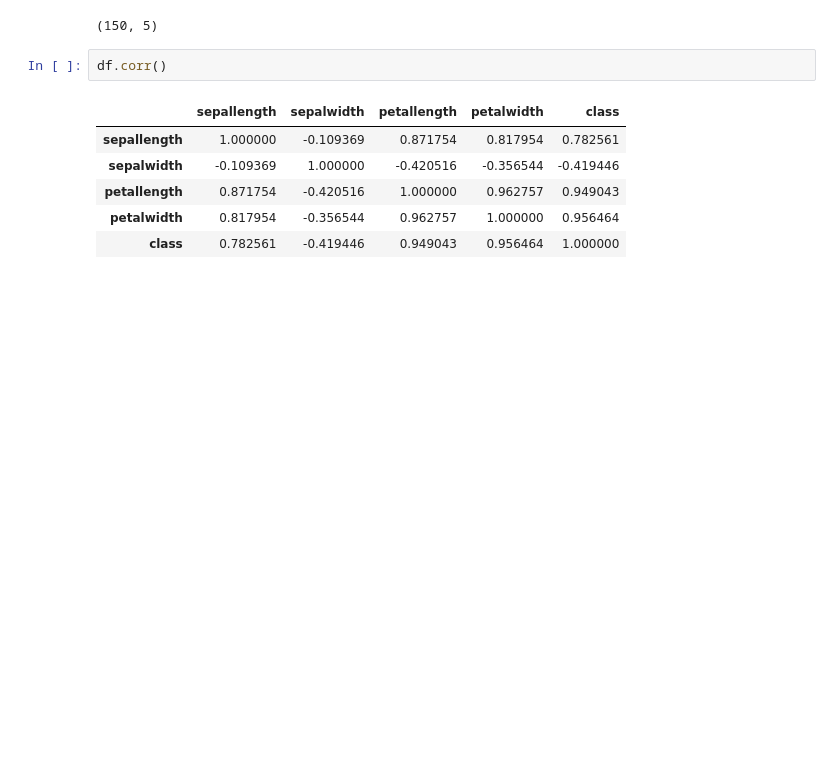
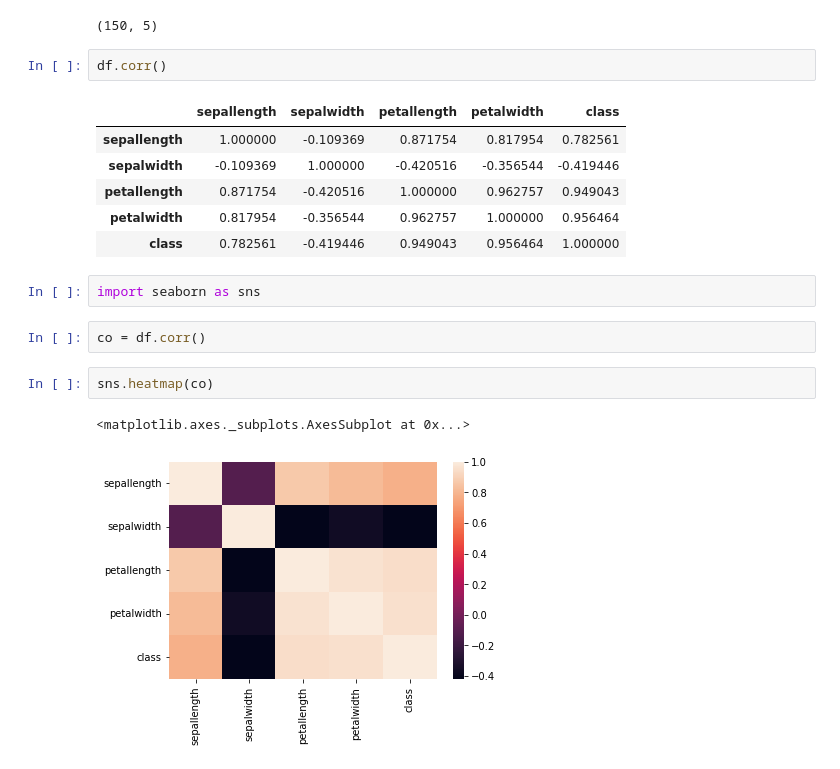
Before and after one commit to coodjet/Machine-Learning-stages, a Jupyter notebook: EDA.ipynb, the cells around one changed output. Saved outputs shown, nothing was run; the diff lists cells and outputs as text; blank space fills up the shorter version.

```diff
--- a/EDA.ipynb
+++ b/EDA.ipynb
@@ -107,3 +107,12 @@ df.corr()
 | petallength | 0.871754 | -0.420516 | 1.000000 | 0.962757 | 0.949043 |
 | petalwidth | 0.817954 | -0.356544 | 0.962757 | 1.000000 | 0.956464 |
 | class | 0.782561 | -0.419446 | 0.949043 | 0.956464 | 1.000000 |
+# %%
+import seaborn as sns
+# %%
+co = df.corr()
+# %%
+sns.heatmap(co)
+# %% [output]
+<matplotlib.axes._subplots.AxesSubplot at 0x...>
+[figure, added]
```
Also changed, not shown: parts of 4 cells of this notebook.
